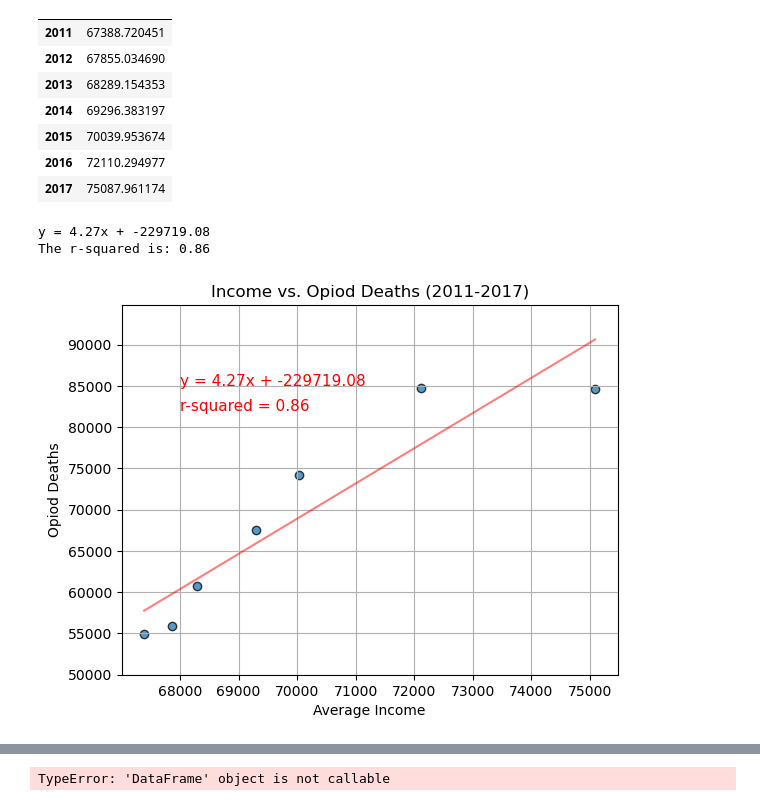
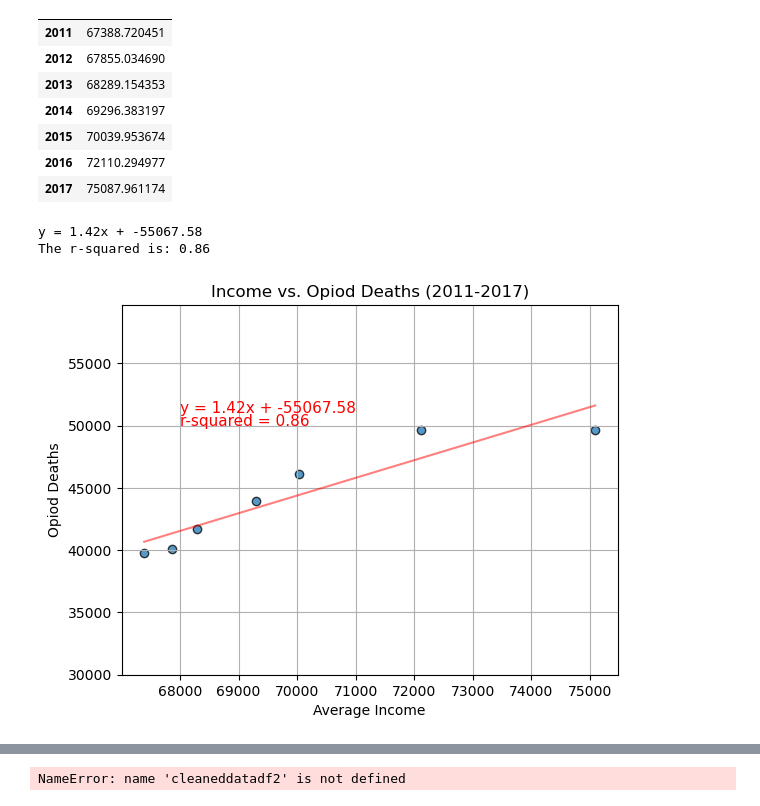
Before and after one commit to thesolecloset/Data-Wonders-Group-Project-1, a Jupyter notebook: Group-amit edit.ipynb, the cells around one changed output, grey strips where cells are left out. Saved outputs shown, nothing was run; the diff lists cells and outputs as text; code cells hidden in the pictures.

```diff
--- a/Group-amit edit.ipynb
+++ b/Group-amit edit.ipynb
@@ -169,6 +186,6 @@ cleaneddatadf.head(80)
 # %%
 
-totalcountsum = sumofcasualtybystatesdf.groupby(by=("Year"))["TotalCount"].sum()
+totalcountsum = cleaneddatadf.groupby(by=("Year"))["TotalCount"].sum()
 totalcountsum_df = pd.DataFrame(totalcountsum)
 totalcountsum_df
 # %% [output]
@@ -207,38 +224,38 @@ cleaneddatamean_df
 # %%
 plt.scatter(cleaneddatamean_df["Income"], totalcountsum_df['TotalCount'], marker="o", edgecolors="black", alpha=0.75)
 
 # Incorporate the other graph properties
 plt.title(f'Income vs. Opiod Deaths (2011-2017)')
 plt.ylabel("Opiod Deaths")
 plt.xlabel("Average Income")
-plt.ylim(50000, max(totalcountsum_df['TotalCount'])+10000)
+plt.ylim(30000, max(totalcountsum_df['TotalCount'])+10000)
 plt.grid(True)
 
 
 x_axis = cleaneddatamean_df["Income"]
 y_axis = totalcountsum_df['TotalCount']
 
 (slope, intercept, rvalue, pvalue, stderr) = linregress(x_axis, y_axis)
 # y = mx + b
 regress_values = x_axis * slope + intercept
 line_equation = "y = " + str(round(slope,2)) + "x + " + str(round(intercept,2))
 plt.plot(x_axis,regress_values, color='r', alpha=0.5)
 print(line_equation)
 
 # Calculate r-squared
 r_squared = round(rvalue**2,2)
 print(f"The r-squared is: {r_squared}")
 
 
 # Add line Annotation and r-squared to the graph
-plt.annotate(line_equation,(68000,85000), fontsize=11, color="red")
-plt.annotate(f'r-squared = {r_squared}', (68000,82000), fontsize=11, color="red")
+plt.annotate(line_equation,(68000,51000), fontsize=11, color="red")
+plt.annotate(f'r-squared = {r_squared}', (68000,50000), fontsize=11, color="red")
 plt.show()
 plt.close()
 # %% [output]
-y = 4.27x + -229719.08
+y = 1.42x + -55067.58
 The r-squared is: 0.86
-[figure, old version]
+[figure, new version]
 # %%
 cleaneddatadf2 = datadf.groupby(["Year","Type","EducationType"]).first()
 cleaneddatadf2
@@ -258,6 +275,6 @@ cleaneddatadf2
 |  |  | Some College/Associates Degree | Alabama | Baldwin | 212628.0 | 1589.78 | 11.0 | 15.0 | 5703.0 | ... |
 105 rows × 10 columns
 # %%
-cleaneddatadf3 = cleaneddatadf2.groupby(["Type" =="Heroine"]).count
+cleaneddatadf3 = cleaneddatadf2.groupby(['Type'] == ['Heroine']).count
 # %% [output]
-TypeError: 'DataFrame' object is not callable
+NameError: name 'cleaneddatadf2' is not defined
```
Also changed, not shown: parts of 7 cells of this notebook, 1 other file.
